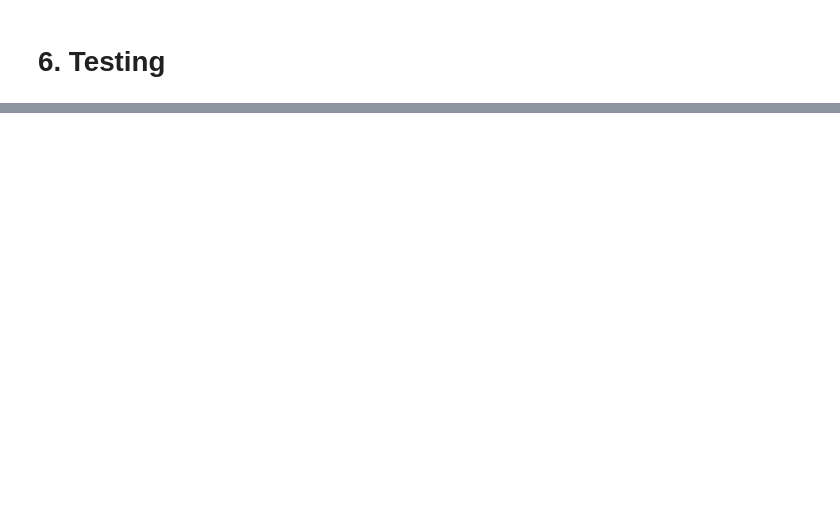
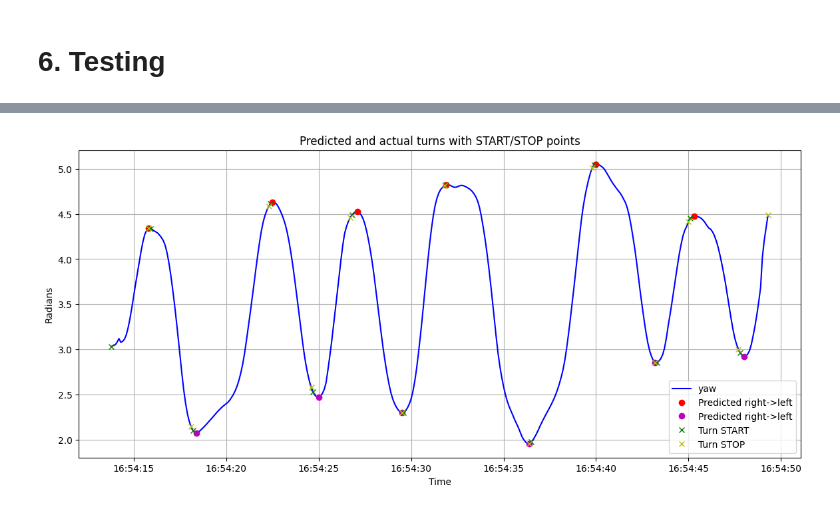
Before and after one commit to krob2610/SkiTurnDetection, a Jupyter notebook: demos/demo_1.ipynb, the cells around one changed output, grey strips where cells are left out. Drawn from its saved outputs; the diff is of its cells as text; code cells hidden in the pictures; blank space fills up the shorter version.

```diff
--- a/demos/demo_1.ipynb
+++ b/demos/demo_1.ipynb
@@ -272,0 +375,41 @@ test_score
+# %%
+import numpy as np
+import matplotlib.pyplot as plt
+from scipy.signal import find_peaks
+import pandas as pd
+
+df = apex_dfs[0]
+
+y = df['yaw'].values
+x = df.index
+
+# Detection of predicted peaks
+prominence_val = 0.3
+distance_val = 20
+predicted_peaks, _ = find_peaks(y, prominence=prominence_val, distance=distance_val)
+minima_indices, _ = find_peaks(-y, prominence=prominence_val, distance=distance_val)
+
+# True turns
+true_peaks = df.index[(df['Behavior'].isin(['left', 'right']))].tolist()
+positions = df.index.get_indexer_for(true_peaks)
+
+# START/STOP moments
+start_indices = df.index[(df['Behavior'].isin(['left', 'right'])) & (df['Status'] == 'START')].tolist()
+stop_indices = df.index[(df['Behavior'].isin(['left', 'right'])) & (df['Status'] == 'STOP')].tolist()
+start_pos = df.index.get_indexer_for(start_indices)
+stop_pos = df.index.get_indexer_for(stop_indices)
+
+plt.figure(figsize=(14, 6))
+plt.plot(x, y, label='yaw', color='blue')
+plt.plot(x[predicted_peaks], y[predicted_peaks], 'ro', label='Predicted right->left')
+plt.plot(x[minima_indices], y[minima_indices], 'mo', label='Predicted right->left')
+plt.plot(x[start_pos], y[start_pos], 'gx', label='Turn START')
+plt.plot(x[stop_pos], y[stop_pos], 'yx', label='Turn STOP')
+plt.title("Predicted and actual turns with START/STOP points")
+plt.xlabel("Time")
+plt.ylabel("Radians")
+plt.legend()
+plt.grid(True)
+plt.show()
+# %% [output]
+[figure, added]
```
Also changed, not shown: parts of 7 cells of this notebook.
